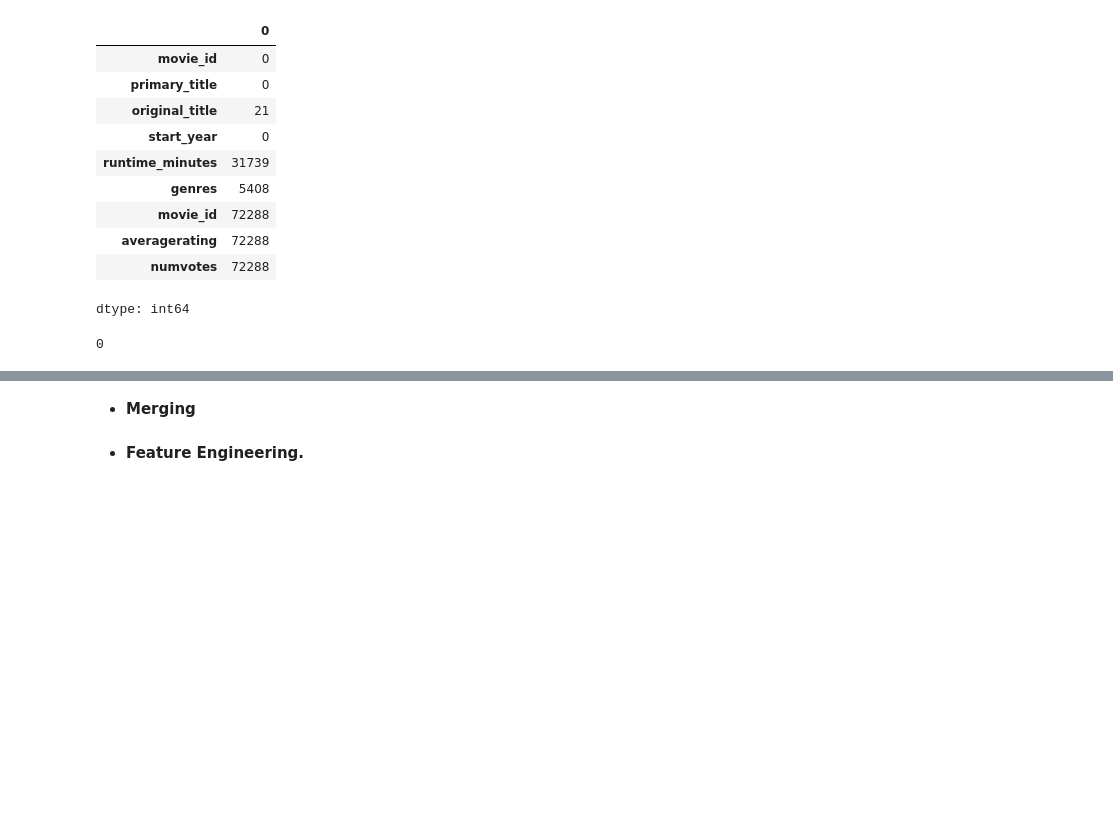
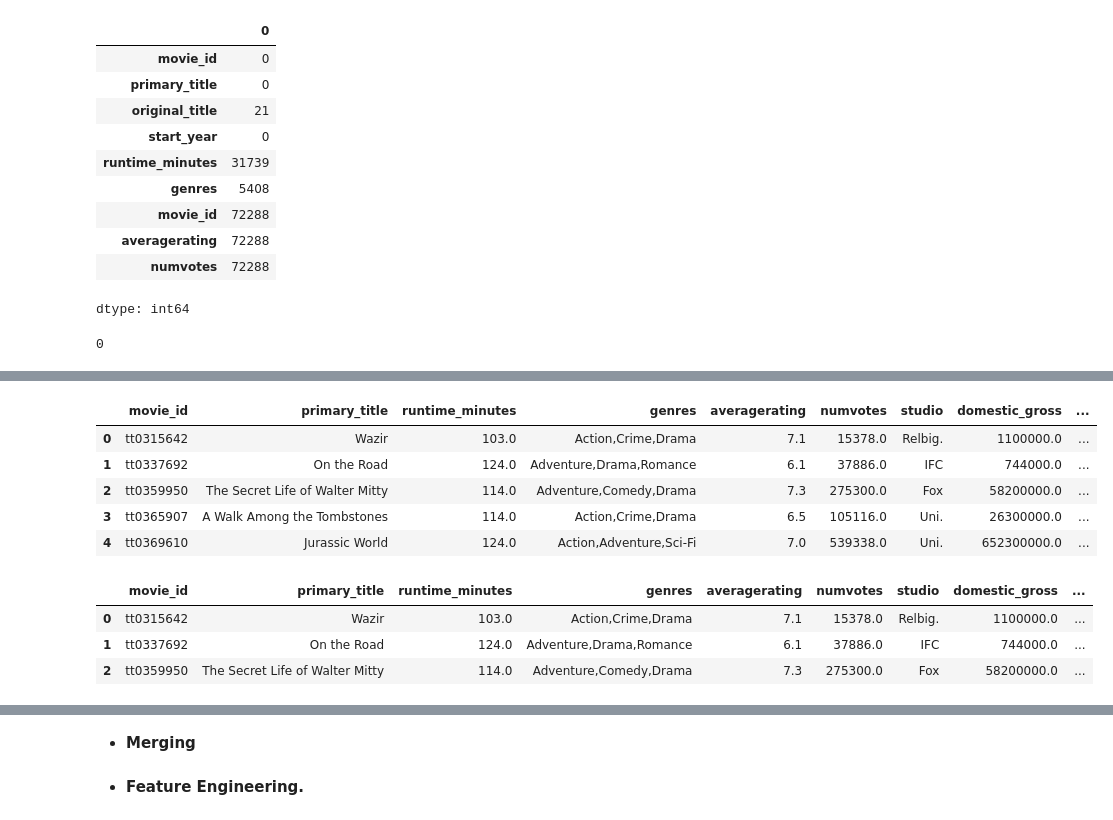
Before and after one commit to JoelKy-coder/Group_one_Phase_Two_Project, a Jupyter notebook: Group one phase 2.ipynb, the cells around one changed output, grey strips where cells are left out. Saved outputs shown, nothing was run; the diff lists cells and outputs as text; code cells hidden in the pictures; blank space fills up the shorter version.

```diff
--- a/Group one phase 2.ipynb
+++ b/Group one phase 2.ipynb
@@ -216,0 +367,13 @@ combined_table.duplicated().sum()
+# %%
+# Let add a  column that aggregates the total income but first replace missing of these columns with zero to allow proper aggregation
+DF['domestic_gross'] = DF['domestic_gross'].fillna(0)
+DF['foreign_gross'] = DF['foreign_gross'].fillna(0)
+DF['Total_Revenue']=DF['domestic_gross'] + DF['foreign_gross']
+DF.head()
+# %% [output]
+|  | movie_id | primary_title | runtime_minutes | genres | averagerating | numvotes | studio | domestic_gross | ... |
+| 0 | tt0315642 | Wazir | 103.0 | Action,Crime,Drama | 7.1 | 15378.0 | Relbig. | 1100000.0 | ... |
+| 1 | tt0337692 | On the Road | 124.0 | Adventure,Drama,Romance | 6.1 | 37886.0 | IFC | 744000.0 | ... |
+| 2 | tt0359950 | The Secret Life of Walter Mitty | 114.0 | Adventure,Comedy,Drama | 7.3 | 275300.0 | Fox | 58200000.0 | ... |
+| 3 | tt0365907 | A Walk Among the Tombstones | 114.0 | Action,Crime,Drama | 6.5 | 105116.0 | Uni. | 26300000.0 | ... |
+| 4 | tt0369610 | Jurassic World | 124.0 | Action,Adventure,Sci-Fi | 7.0 | 539338.0 | Uni. | 652300000.0 | ... |
@@ -216,0 +390,8 @@ combined_table.duplicated().sum()
+# %%
+DF['RT_band']=DF['runtime_minutes'].apply(RT_band)
+DF.head(3)
+# %% [output]
+|  | movie_id | primary_title | runtime_minutes | genres | averagerating | numvotes | studio | domestic_gross | ... |
+| 0 | tt0315642 | Wazir | 103.0 | Action,Crime,Drama | 7.1 | 15378.0 | Relbig. | 1100000.0 | ... |
+| 1 | tt0337692 | On the Road | 124.0 | Adventure,Drama,Romance | 6.1 | 37886.0 | IFC | 744000.0 | ... |
+| 2 | tt0359950 | The Secret Life of Walter Mitty | 114.0 | Adventure,Comedy,Drama | 7.3 | 275300.0 | Fox | 58200000.0 | ... |
```
Also changed, not shown: parts of 16 cells of this notebook.
